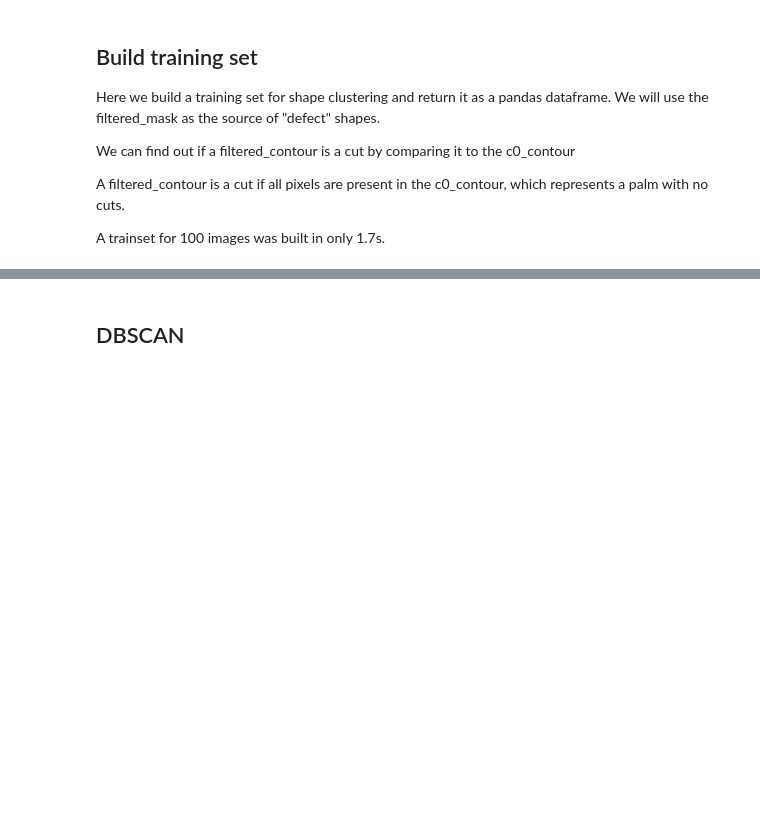
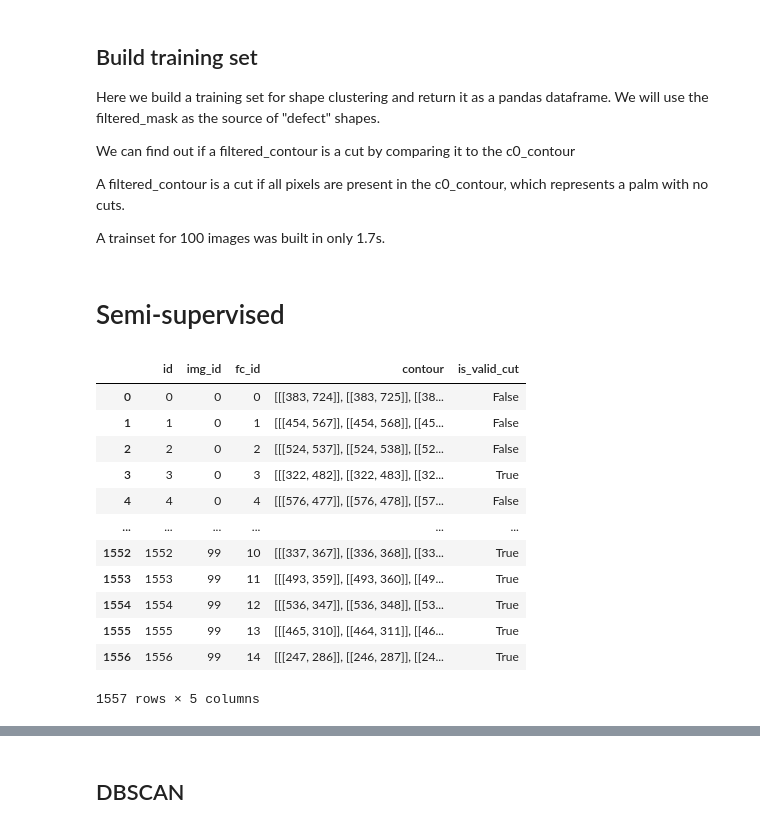
Before and after one commit to aubreymoore/CRB-2026-05-13, a Jupyter notebook: match_shapes.ipynb, the cells around one changed output, grey strips where cells are left out. Saved outputs shown, nothing was run; the diff lists cells and outputs as text; code cells hidden in the pictures; blank space fills up the shorter version.

```diff
--- a/match_shapes.ipynb
+++ b/match_shapes.ipynb
@@ -429,3 +430,22 @@ def build_trainset(num_images=100, num_cuts=5, tolerance=3, seed=50):
 # # Example usage:
 # df = build_trainset()
 # df.head(30)
+# %% [markdown]
+# Semi-supervised
+# %%
+df = build_trainset()
+df
+# %% [output]
+|  | id | img_id | fc_id | contour | is_valid_cut |
+| 0 | 0 | 0 | 0 | [[[383, 724]], [[383, 725]], [[38... | False |
+| 1 | 1 | 0 | 1 | [[[454, 567]], [[454, 568]], [[45... | False |
+| 2 | 2 | 0 | 2 | [[[524, 537]], [[524, 538]], [[52... | False |
+| 3 | 3 | 0 | 3 | [[[322, 482]], [[322, 483]], [[32... | True |
+| 4 | 4 | 0 | 4 | [[[576, 477]], [[576, 478]], [[57... | False |
+| ... | ... | ... | ... | ... | ... |
+| 1552 | 1552 | 99 | 10 | [[[337, 367]], [[336, 368]], [[33... | True |
+| 1553 | 1553 | 99 | 11 | [[[493, 359]], [[493, 360]], [[49... | True |
+| 1554 | 1554 | 99 | 12 | [[[536, 347]], [[536, 348]], [[53... | True |
+| 1555 | 1555 | 99 | 13 | [[[465, 310]], [[464, 311]], [[46... | True |
+| 1556 | 1556 | 99 | 14 | [[[247, 286]], [[246, 287]], [[24... | True |
+1557 rows × 5 columns
```
Also changed, not shown: parts of 30 cells of this notebook, 3 other files.
